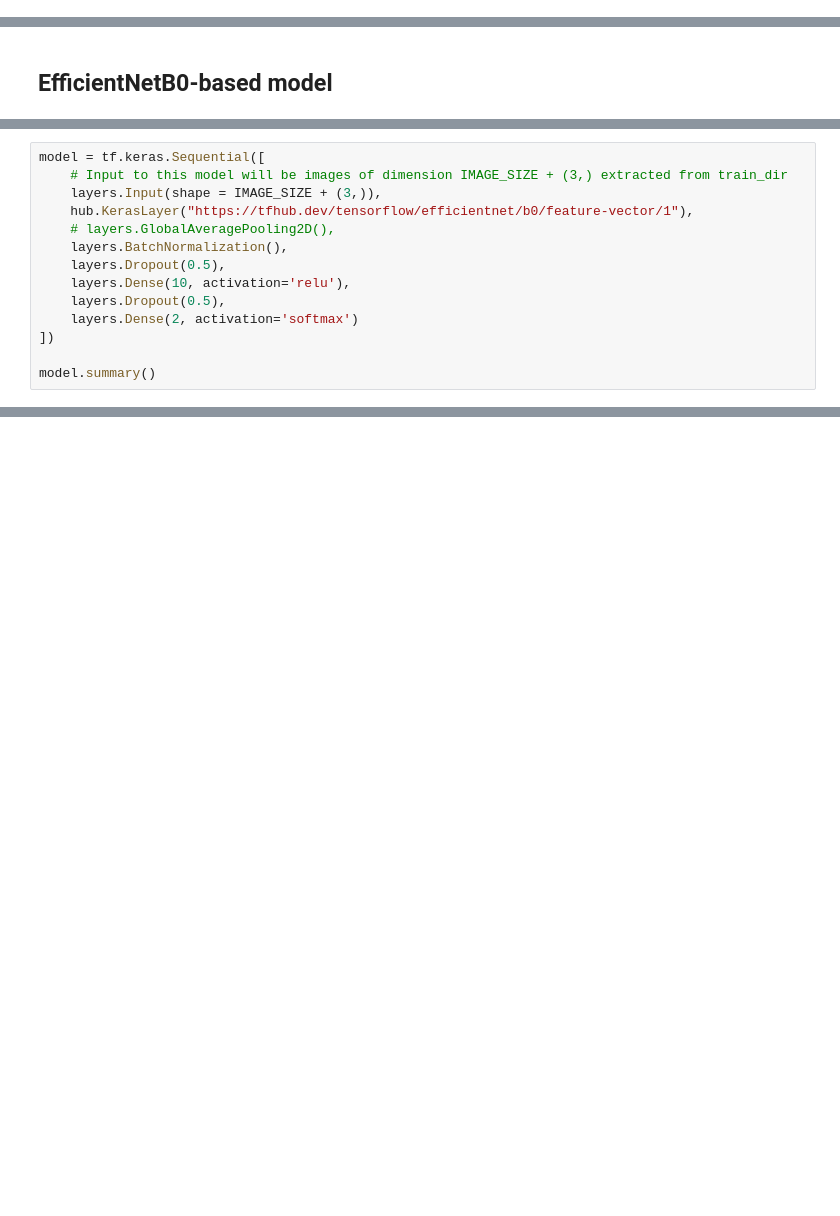
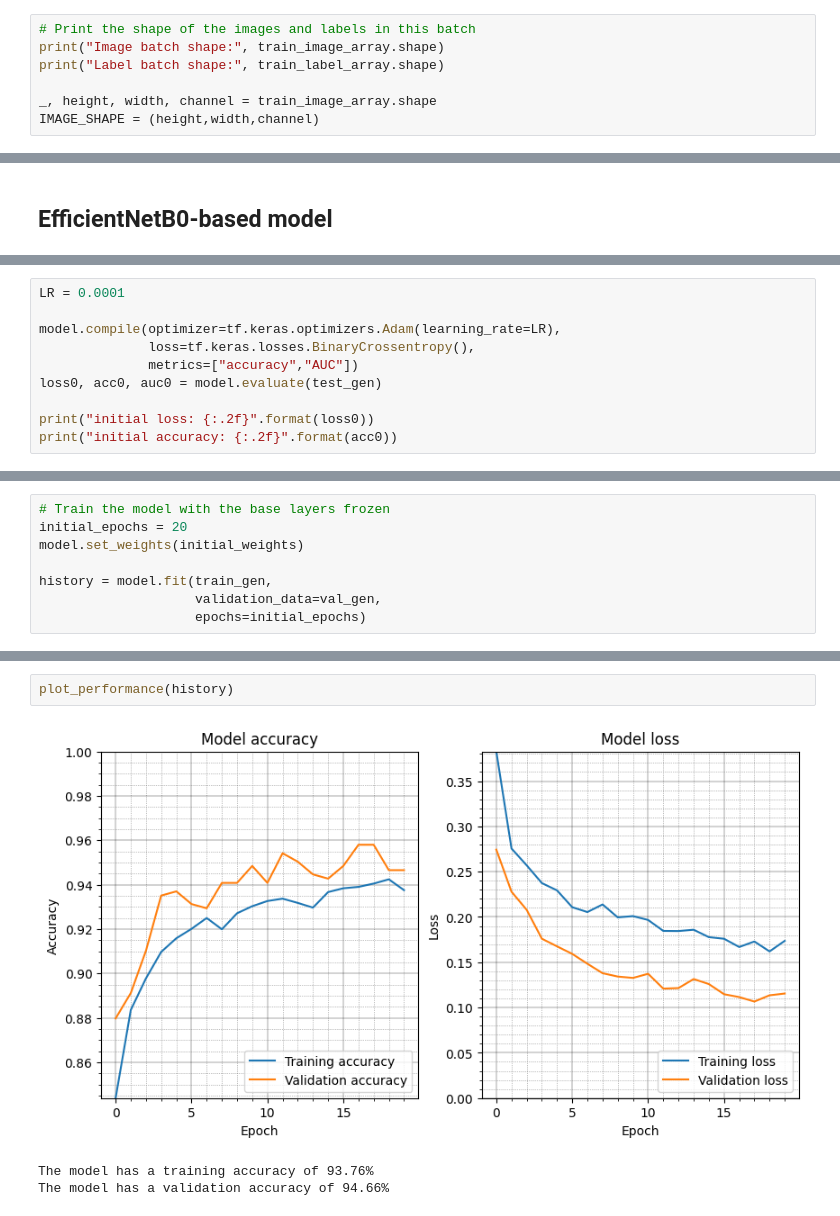
Before and after one commit to MinhNguyen2000/TME_6015, a Jupyter notebook: Assignment_2/TME6015_Assignment2_Pneumonia_Kaggle.ipynb, the cells around one changed output, grey strips where cells are left out. Drawn from its saved outputs; the diff is of its cells as text; blank space fills up the shorter version.

```diff
--- a/Assignment_2/TME6015_Assignment2_Pneumonia_Kaggle.ipynb
+++ b/Assignment_2/TME6015_Assignment2_Pneumonia_Kaggle.ipynb
@@ -193,0 +255,7 @@ type(test_set_raw)
+# %%
+# Print the shape of the images and labels in this batch
+print("Image batch shape:", train_image_array.shape)
+print("Label batch shape:", train_label_array.shape)
+
+_, height, width, channel = train_image_array.shape
+IMAGE_SHAPE = (height,width,channel)
@@ -237,14 +268,0 @@ else:
-# %%
-model = tf.keras.Sequential([
-    # Input to this model will be images of dimension IMAGE_SIZE + (3,) extracted from train_dir
-    layers.Input(shape = IMAGE_SIZE + (3,)),
-    hub.KerasLayer("https://tfhub.dev/tensorflow/efficientnet/b0/feature-vector/1"),
-    # layers.GlobalAveragePooling2D(),
-    layers.BatchNormalization(),
-    layers.Dropout(0.5),
-    layers.Dense(10, activation='relu'),
-    layers.Dropout(0.5),
-    layers.Dense(2, activation='softmax')
-])
-
-model.summary()
@@ -250,0 +320,10 @@ model.summary()
+# %%
+LR = 0.0001
+
+model.compile(optimizer=tf.keras.optimizers.Adam(learning_rate=LR),
+              loss=tf.keras.losses.BinaryCrossentropy(),
+              metrics=["accuracy","AUC"])
+loss0, acc0, auc0 = model.evaluate(test_gen)
+
+print("initial loss: {:.2f}".format(loss0))
+print("initial accuracy: {:.2f}".format(acc0))
@@ -250,0 +334,8 @@ model.summary()
+# %%
+# Train the model with the base layers frozen
+initial_epochs = 20
+model.set_weights(initial_weights)
+
+history = model.fit(train_gen,
+                    validation_data=val_gen,
+                    epochs=initial_epochs)
@@ -250,0 +422,6 @@ model.summary()
+# %%
+plot_performance(history)
+# %% [output]
+[figure, added]
+The model has a training accuracy of 93.76%
+The model has a validation accuracy of 94.66%
```
Also changed, not shown: parts of 31 cells of this notebook, 6 other files.
